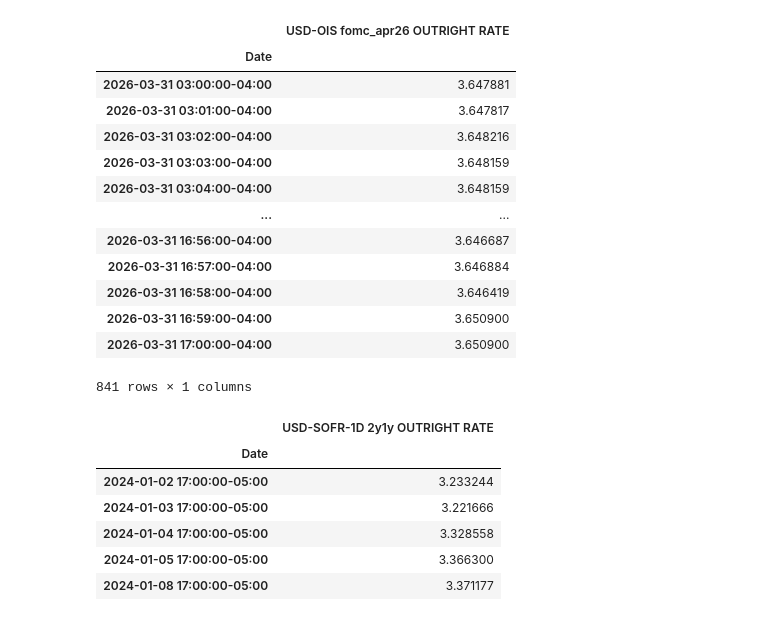
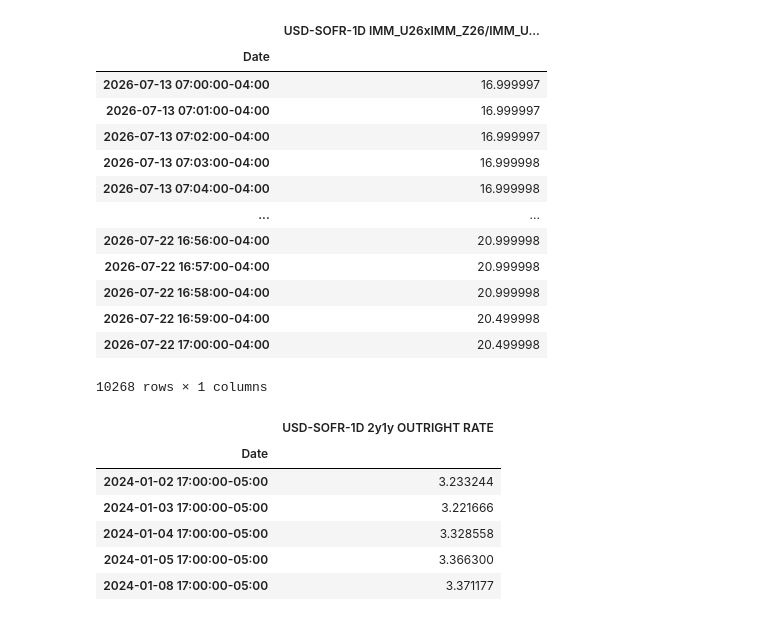
Before and after one commit to yieldcurvemonkey/ARBS, a Jupyter notebook: notebooks/timeseries/intraday_stirf.ipynb, the cells around one changed output. Cells and saved outputs as stored; diff of their text form; code cells hidden in the pictures.

```diff
--- a/notebooks/timeseries/intraday_stirf.ipynb
+++ b/notebooks/timeseries/intraday_stirf.ipynb
@@ -54,62 +51,62 @@ from TB.TimeseriesBuilder import TimeseriesBuilder
 curve_mdp = IRSwapsMDP(source="BARCHART_STIRF-RL")
 ts_builder = TimeseriesBuilder()
 # %%
-start = NYC_tz.localize(datetime.datetime(2026, 3, 31, 3, 00))
-end = NYC_tz.localize(datetime.datetime(2026, 3, 31, 17, 00))
+start = NYC_tz.localize(datetime.datetime(2026, 7, 13, 7, 00))
+end = NYC_tz.localize(datetime.datetime(2026, 7, 22, 17, 00))
 
+q = UnifiedQuery(
+    curve="USD-SOFR-1D-Q12STIRT",
+    tenor="IMM_U26xIMM_Z26/IMM_U27xIMM_Z27",
+    value=UnifiedValue.IRS_RATE,
+)
 # q = UnifiedQuery(
-#     curve="USD-SOFR-1D-Q12STIRT",
-#     tenor="IMM_H27xIMM_M27",
+#     curve="USD-OIS-Q12xM12STIRT-SERFFX-MIX23",
+#     tenor="fomc_sep26/IMM_U2027xIMM_Z2027",
 #     value=UnifiedValue.IRS_RATE,
 # )
-q = UnifiedQuery(
-    curve="USD-OIS-Q12xM12STIRT-SERFFX-MIX23",
-    tenor="fomc_jul26",
-    value=UnifiedValue.IRS_RATE,
-)
 # q1 = UnifiedQuery(
 #     curve="USD-SOFR-1D-Q12STIRT",
 #     tenor="IMM_H27xIMM_M27",
 #     value=UnifiedValue.IRS_RATE,
 # )
 # q2 = UnifiedQuery(
 #     curve="USD-SOFR-1D-Q12STIRT",
 #     tenor="IMM_U27xIMM_Z27",
 #     value=UnifiedValue.IRS_RATE,
 # )
 # q3 = UnifiedQuery(
 #     curve="USD-SOFR-1D-Q12STIRT",
 #     tenor="IMM_U26xIMM_Z26/IMM_H27xIMM_M27/IMM_U27xIMM_Z27",
 #     value=UnifiedValue.IRS_RATE,
 # )
 df = ts_builder.get_timeseries(
     start=start,
     end=end,
     # queries=[q, q1, q2, q3],
     queries=[q,],
     freq="1min",
     n_jobs=12,
     routers={
         "IRS": IRSwapsTB(curve_mdp, show_tqdm=True),
     },
     # ignore_cache_miss=True,
 )
 df
 # %% [output]
-|  | USD-OIS fomc_apr26 OUTRIGHT RATE |
+|  | USD-SOFR-1D IMM_U26xIMM_Z26/IMM_U... |
 | Date |  |
-| 2026-03-31 03:00:00-04:00 | 3.647881 |
-| 2026-03-31 03:01:00-04:00 | 3.647817 |
-| 2026-03-31 03:02:00-04:00 | 3.648216 |
-| 2026-03-31 03:03:00-04:00 | 3.648159 |
-| 2026-03-31 03:04:00-04:00 | 3.648159 |
+| 2026-07-13 07:00:00-04:00 | 16.999997 |
+| 2026-07-13 07:01:00-04:00 | 16.999997 |
+| 2026-07-13 07:02:00-04:00 | 16.999997 |
+| 2026-07-13 07:03:00-04:00 | 16.999998 |
+| 2026-07-13 07:04:00-04:00 | 16.999998 |
 | ... | ... |
-| 2026-03-31 16:56:00-04:00 | 3.646687 |
-| 2026-03-31 16:57:00-04:00 | 3.646884 |
-| 2026-03-31 16:58:00-04:00 | 3.646419 |
-| 2026-03-31 16:59:00-04:00 | 3.650900 |
-| 2026-03-31 17:00:00-04:00 | 3.650900 |
+| 2026-07-22 16:56:00-04:00 | 20.999998 |
+| 2026-07-22 16:57:00-04:00 | 20.999998 |
+| 2026-07-22 16:58:00-04:00 | 20.999998 |
+| 2026-07-22 16:59:00-04:00 | 20.499998 |
+| 2026-07-22 17:00:00-04:00 | 20.499998 |
-841 rows × 1 columns
+10268 rows × 1 columns
 # %%
 plot, fig, ax, ax2, legend = make_secondary_axis_plot(engine="plotly")
 plot(
```
Also changed, not shown: parts of 2 cells of this notebook, 5 other files.
